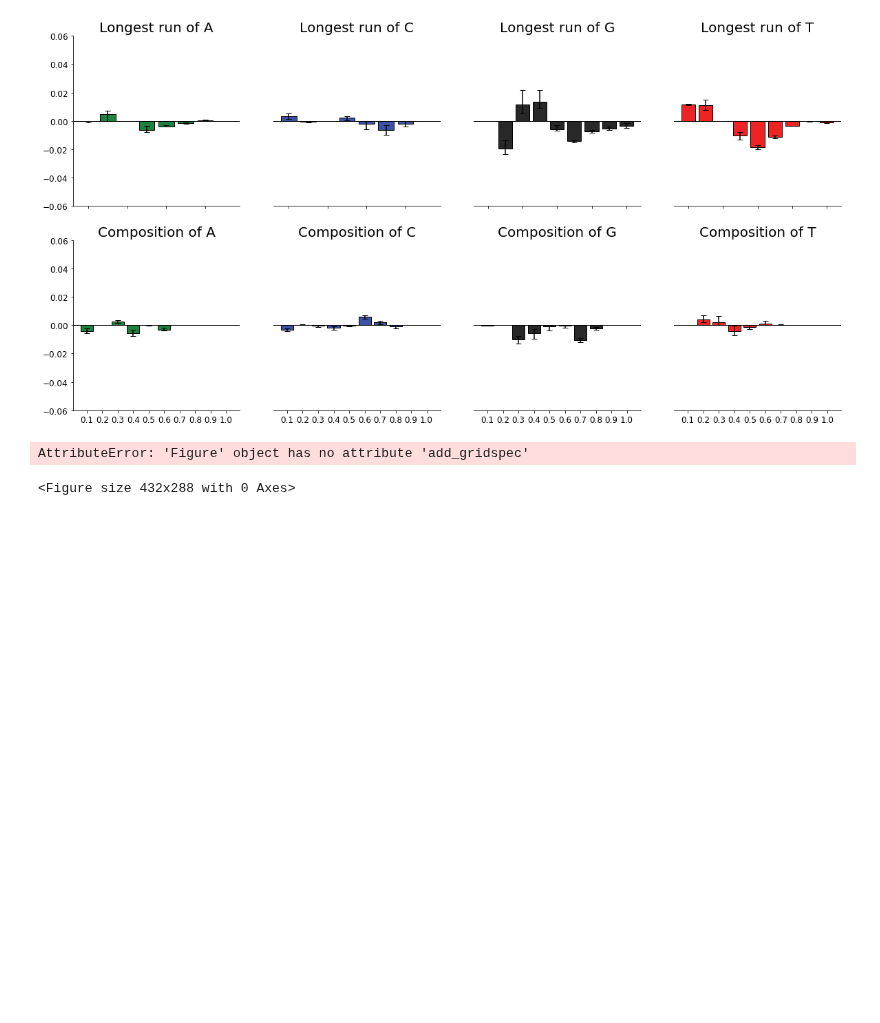
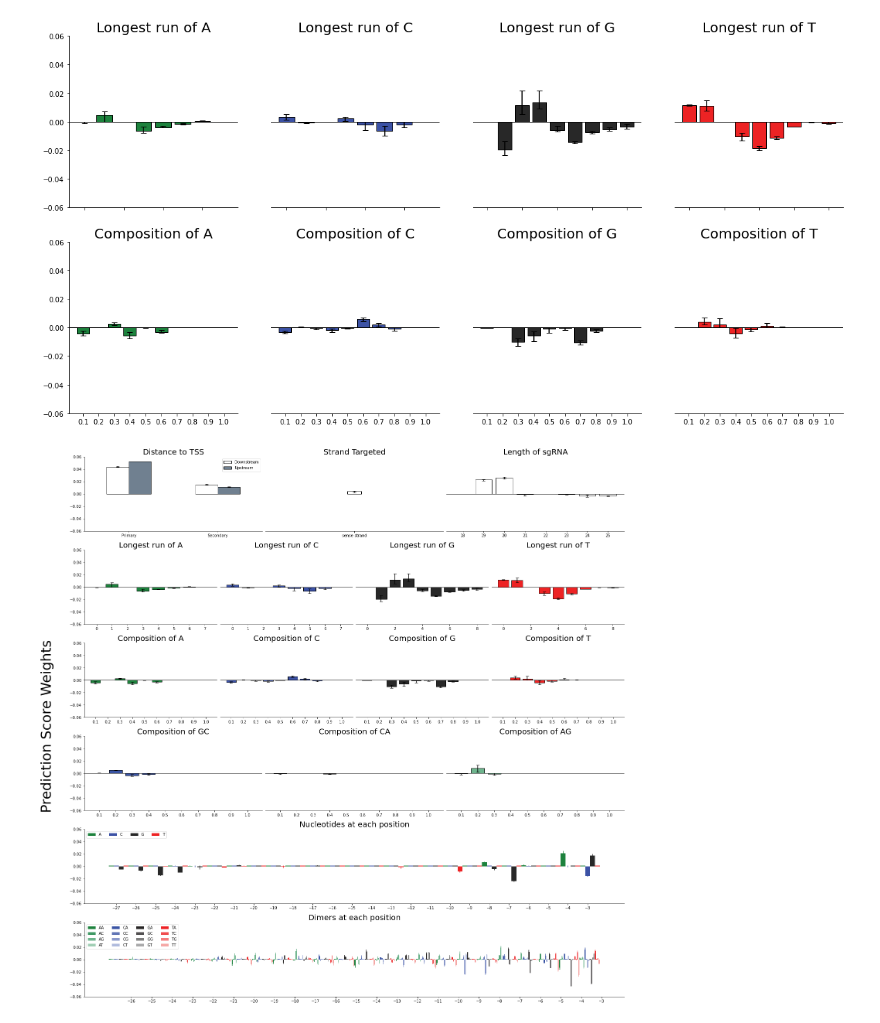
Before and after one commit to AnthonyHein/QCB455Project, a Jupyter notebook: PredictionWeights.ipynb, the cells around one changed output. Saved outputs shown, nothing was run; the diff lists cells and outputs as text; code cells hidden in the pictures; blank space fills up the shorter version.

```diff
--- a/PredictionWeights.ipynb
+++ b/PredictionWeights.ipynb
@@ -301,61 +299,68 @@ plt.savefig("run_comp")
 # %%
 import matplotlib.gridspec as gridspec
 # %%
-fig3 = plt.figure(constrained_layout=True)
-gs = fig3.add_gridspec(6, 12)
+fig = plt.figure(constrained_layout=True, figsize=(20,20))
+gs = fig.add_gridspec(6, 12)
 
-f3_ax1 = fig3.add_subplot(gs[0, :])
+f3_ax1 = fig.add_subplot(gs[4, :])
 colors =  ['#1d823d', '#3c52a5', '#282828', '#ed2324']
 pos_plot(nucl_pos_plot, colors, "Nucleotides at each position", ('A', 'C', 'G', 'T'), f3_ax1)
 
-f3_ax2 = fig3.add_subplot(gs[1, :])
+f3_ax2 = fig.add_subplot(gs[5, :])
 colors = ['#1d823d', '#419965', '#6eb48d', '#a0ceb4',
          '#3a54a4', '#6175b5', '#8a98ca','#b0bbdd',
          '#282626', '#535152', '#7d7d7d', '#a9a9aa',
          '#ee2225', '#f04e50', '#f47b7d', '#f5a8a6']
 pos_plot(dimer_plot, colors,"Dimers at each position", dimers, f3_ax2)
 
-longA_ax = fig3.add_subplot(gs[2, :2])
-longC_ax = fig3.add_subplot(gs[2, 2:5])
-longG_ax = fig3.add_subplot(gs[2, 5:8])
-longT_ax = fig3.add_subplot(gs[2, 8:11])
+longA_ax = fig.add_subplot(gs[1, 0:3])
+longC_ax = fig.add_subplot(gs[1, 3:6])
+longG_ax = fig.add_subplot(gs[1, 6:9])
+longT_ax = fig.add_subplot(gs[1, 9:12])
 
-compA_ax = fig3.add_subplot(gs[3, :2])
-compC_ax = fig3.add_subplot(gs[3, 2:5])
-compG_ax = fig3.add_subplot(gs[3, 5:8])
-compT_ax = fig3.add_subplot(gs[3, 8:11])
+compA_ax = fig.add_subplot(gs[2, 0:3])
+compC_ax = fig.add_subplot(gs[2, 3:6])
+compG_ax = fig.add_subplot(gs[2, 6:9])
+compT_ax = fig.add_subplot(gs[2, 9:12])
 
 colors = ['#1d823d', '#3c52a5', '#282828', '#ed2324']
 for nucl, ax_run, ax_comp, color in [('A', longA_ax, compA_ax, colors[0]),
                 ('C', longC_ax, compC_ax, colors[1]),
                 ('G', longG_ax, compG_ax, colors[2]),
                 ('T', longT_ax, compT_ax, colors[3])]:
-    if(ax_run == axs[0, 0]):
+    if(ax_run == longA_ax):
         longest_run(nucl, ax_run, color, True)
         composition(nucl, ax_comp, color, True)
     else:
         longest_run(nucl, ax_run, color, False)
         composition(nucl, ax_comp, color, False)
 
-compGC_ax = fig3.add_subplot(gs[4, :3])
-compCA_ax = fig3.add_subplot(gs[4, 3:7])
-compAG_ax = fig3.add_subplot(gs[4, 7:11])
+compGC_ax = fig.add_subplot(gs[3, 0:4])
+compCA_ax = fig.add_subplot(gs[3, 4:8])
+compAG_ax = fig.add_subplot(gs[3, 8:12])
 
 colors = ['#3a54a4', '#535152', '#6eb48d']
 for nucl, ax, color in [('GC', compGC_ax, colors[0]),
                 ('CA', compCA_ax, colors[1]),
                 ('AG', compAG_ax, colors[2])]:
-    if(ax == axs[3]):
+    if(ax == compGC_ax):
         composition(nucl, ax, color, True)
     else:
         composition(nucl, ax, color, False)
 
-TSS_ax = fig3.add_subplot(gs[5, :3])
-strand_ax = fig3.add_subplot(gs[5, 3:7])
-len_ax = fig3.add_subplot(gs[5, 7:11])
+TSS_ax = fig.add_subplot(gs[0, 0:4])
+strand_ax = fig.add_subplot(gs[0, 4:8])
+len_ax = fig.add_subplot(gs[0, 8:12])
 plot_TSS(TSS_ax, True)
 plot_strand(strand_ax, False)
 plot_length(len_ax, False)
+
+
+# hide outer axes
+for ax in axs.flat:
+    ax.label_outer()
+
+fig.text(-0.05, 0.5, 'Prediction Score Weights', va='center', rotation='vertical', fontsize=36)
+fig.savefig("Fig1Supp2")
 # %% [output]
-AttributeError: 'Figure' object has no attribute 'add_gridspec'
-<Figure size 432x288 with 0 Axes>
+[figure, added]
```
Also changed, not shown: parts of 5 cells of this notebook, 5 other files.
